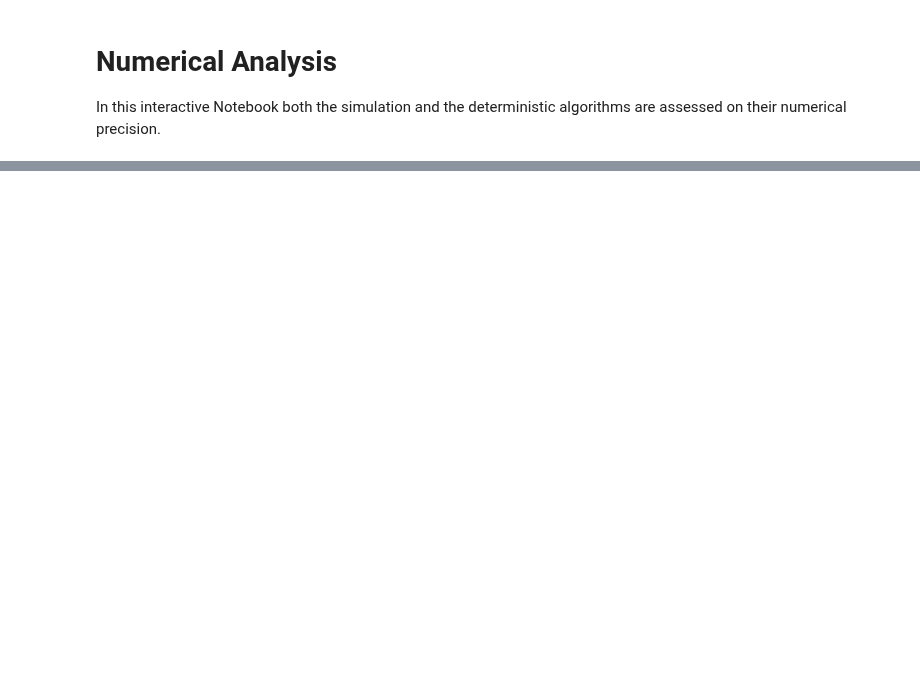
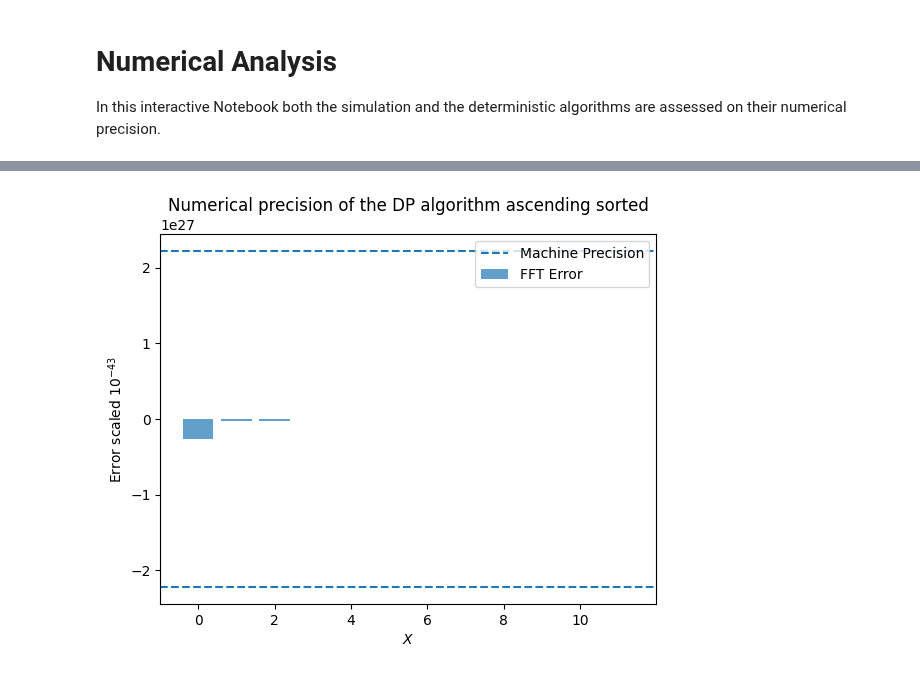
Before and after one commit to StrikerBadger/bachelor-thesis, a Jupyter notebook: numerical_analysis.ipynb, the cells around one changed output, grey strips where cells are left out. Drawn from its saved outputs; the diff is of its cells as text; code cells hidden in the pictures; blank space fills up the shorter version.

```diff
--- a/numerical_analysis.ipynb
+++ b/numerical_analysis.ipynb
@@ -113,0 +185,34 @@ To
+# %%
+samples_asc = sorted(samples)
+samples_desc = list(reversed(samples_asc))
+exact_res = dp_scaled(samples_transformed)
+dp_asc = res_to_tf(dp(samples_asc))
+dp_desc = res_to_tf(dp(samples_desc))
+fft_asc = res_to_tf(fft(samples_asc))
+fft_desc = res_to_tf(fft(samples_desc))
+# %%
+# Calculate the errors
+dp_error_asc = [scaled_minus(r_dp, r_exact) for r_dp, r_exact in zip(dp_asc, exact_res)]
+fft_error_asc = [scaled_minus(r_fft, r_exact) for r_fft, r_exact in zip(fft_asc, exact_res)]
+dp_error_desc = [scaled_minus(r_dp, r_exact) for r_dp, r_exact in zip(dp_desc, exact_res)]
+fft_error_desc = [scaled_minus(r_fft, r_exact) for r_fft, r_exact in zip(fft_desc, exact_res)]
+dp_error_asc = scale_to_exponent(dp_error_asc, min_exp)
+fft_error_asc = scale_to_exponent(fft_error_asc, min_exp)
+dp_error_desc = scale_to_exponent(dp_error_desc, min_exp)
+fft_error_desc = scale_to_exponent(fft_error_desc, min_exp)
+dp_error_asc = [t[0] for t in dp_error_asc]
+dp_error_desc = [t[0] for t in dp_error_desc]
+fft_error_asc = [t[0] for t in fft_error_asc]
+fft_error_desc = [t[0] for t in fft_error_desc]
+# %%
+plt.clf()
+plt.bar(range(len(samples)+1), dp_error_asc, alpha=0.7, label='FFT Error')
+plt.title('Numerical precision of the DP algorithm ascending sorted')
+plt.xlabel('$X$')
+plt.ylabel(f'Error scaled $10^{"{" + str(min_exp) + "}"}$')
+plt.axhline(eps_graph[0], linestyle='--', label='Machine Precision')
+plt.axhline(-eps_graph[0], linestyle='--')
+plt.legend()
+plt.show()
+# %% [output]
+[figure, added]
```
Also changed, not shown: parts of 15 cells of this notebook, 2 other files.
